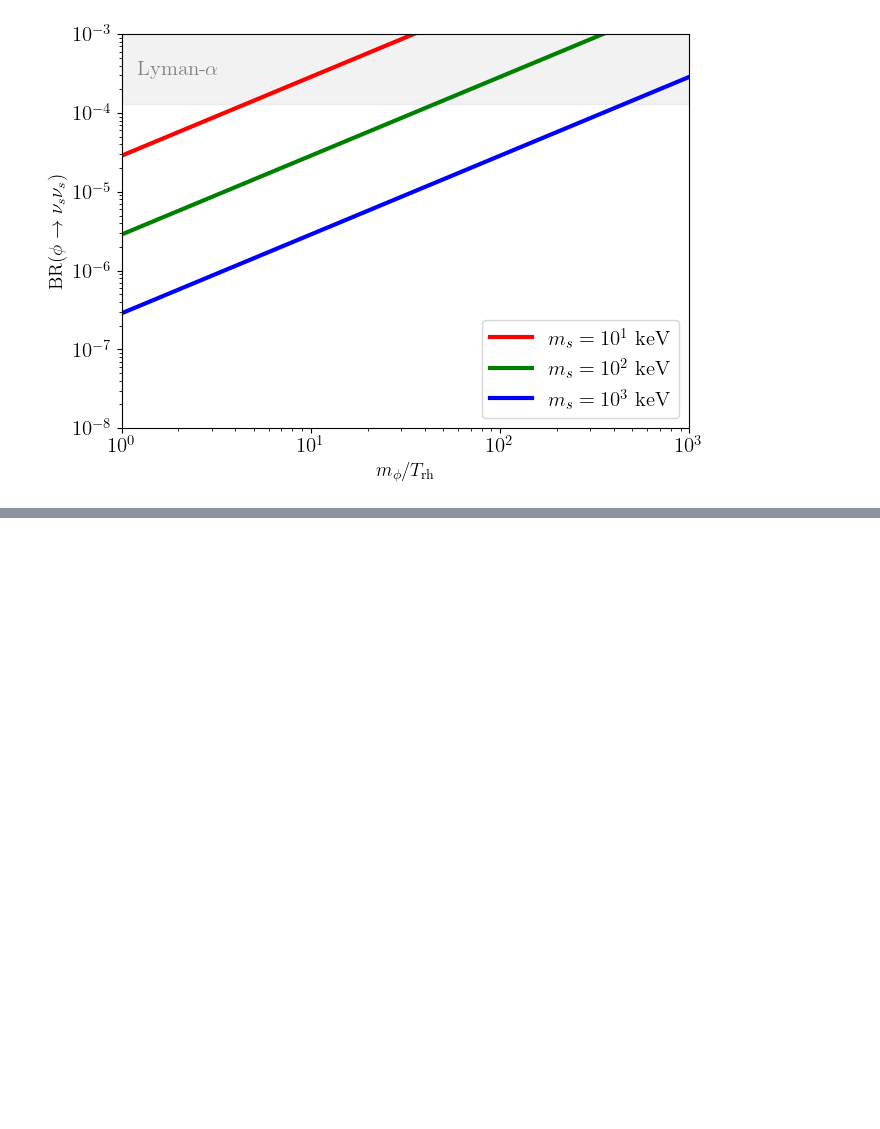
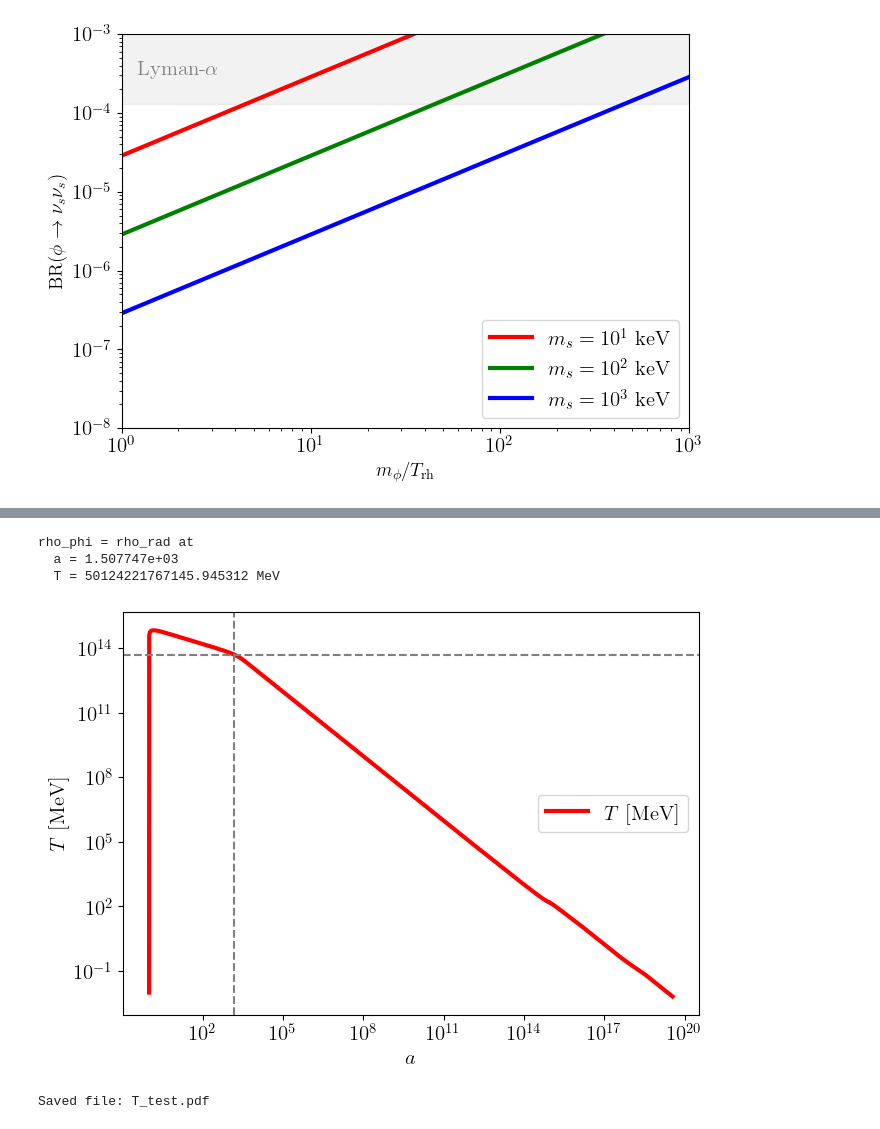
Before and after one commit to yongxuDM/Sterile-Neutrino, a Jupyter notebook: Sterile_Neutrino.ipynb, the cells around one changed output, grey strips where cells are left out. Saved outputs shown, nothing was run; the diff lists cells and outputs as text; code cells hidden in the pictures; blank space fills up the shorter version.

```diff
--- a/Sterile_Neutrino.ipynb
+++ b/Sterile_Neutrino.ipynb
@@ -998,0 +1149,8 @@ plt.show()
+# %%
+plot_temperature_evolution(res_test, filename="T_test.pdf")
+# %% [output]
+rho_phi = rho_rad at
+  a = 1.507747e+03
+  T = 50124221767145.945312 MeV
+[figure, added]
+Saved file: T_test.pdf
```
Also changed, not shown: parts of 39 cells of this notebook.
